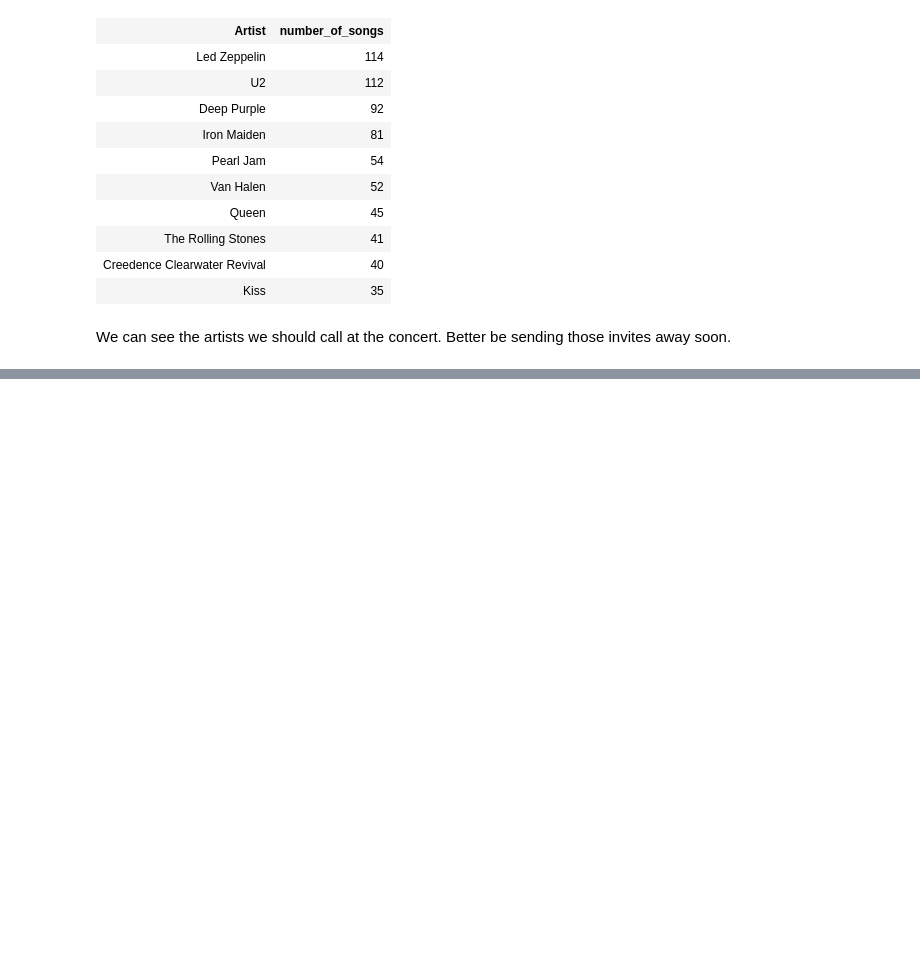
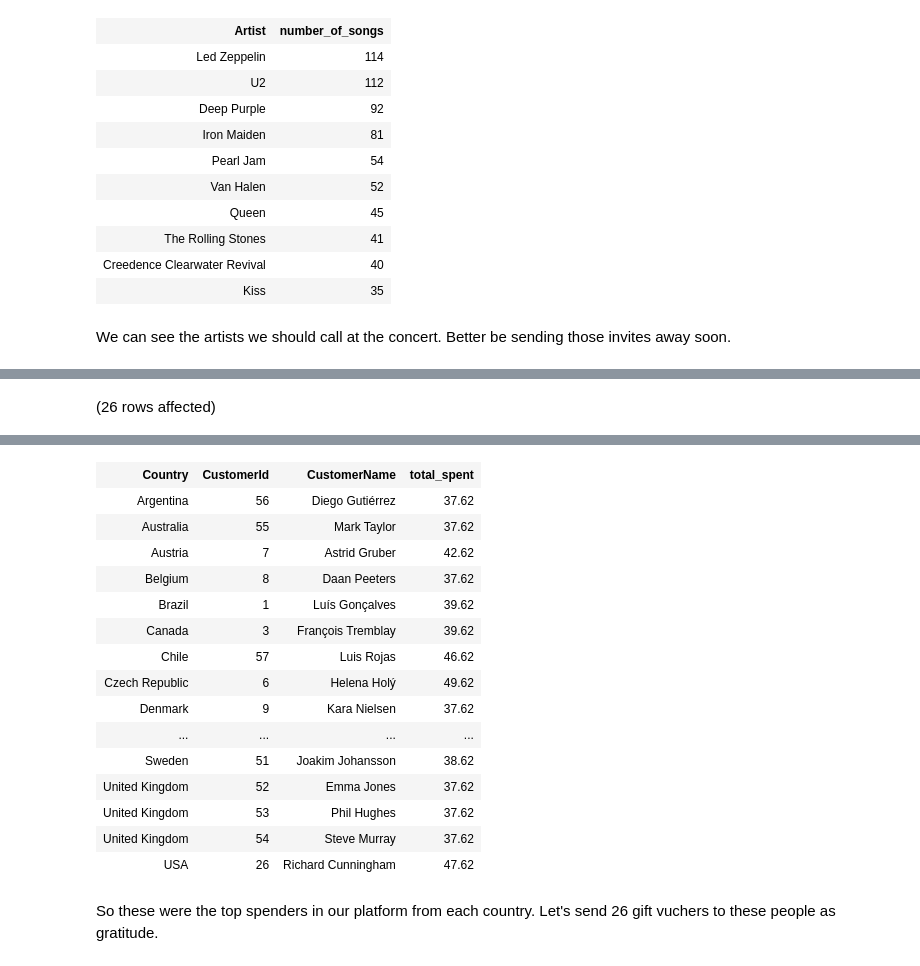
Before and after one commit to Rafsan7238/Data-Analysis_Data-Science_Projects, a Jupyter notebook: SQL Projects/Chinook Digital Music Store Analysis/Business Optimisation Analysis of Chinook Digital Music Store.ipynb, the cells around one changed output, grey strips where cells are left out. Cells and saved outputs as stored; diff of their text form; code cells hidden in the pictures; blank space fills up the shorter version.

Commit message:
Found top spenders of each country

```diff
--- a/SQL Projects/Chinook Digital Music Store Analysis/Business Optimisation Analysis of Chinook Digital Music Store.ipynb
+++ b/SQL Projects/Chinook Digital Music Store Analysis/Business Optimisation Analysis of Chinook Digital Music Store.ipynb
@@ -310,0 +315,23 @@ We can see the artists we should call at the concert. Better be sending those in
+# %%
+WITH customer_country AS
+(
+    SELECT
+        c.Country,
+        c.CustomerId,
+        c.FirstName,
+        c.LastName,
+        SUM(i.Total) AS total_spent,
+        RANK() OVER(PARTITION BY c.Country ORDER BY SUM(i.Total) DESC) AS rnk
+
+    FROM Customer c
+    JOIN Invoice i
+    ON c.CustomerId = i.CustomerId
+    GROUP BY c.Country, c.CustomerId, c.FirstName, c.LastName
+)
+
+SELECT Country, CustomerId, (FirstName + ' ' + LastName) AS CustomerName, total_spent
+FROM customer_country cc
+WHERE rnk = 1
+ORDER BY Country, total_spent DESC;
+# %% [output]
+(26 rows affected)
@@ -310,0 +339,18 @@ We can see the artists we should call at the concert. Better be sending those in
+| Country | CustomerId | CustomerName | total_spent |
+| Argentina | 56 | Diego Gutiérrez | 37.62 |
+| Australia | 55 | Mark Taylor | 37.62 |
+| Austria | 7 | Astrid Gruber | 42.62 |
+| Belgium | 8 | Daan Peeters | 37.62 |
+| Brazil | 1 | Luís Gonçalves | 39.62 |
+| Canada | 3 | François Tremblay | 39.62 |
+| Chile | 57 | Luis Rojas | 46.62 |
+| Czech Republic | 6 | Helena Holý | 49.62 |
+| Denmark | 9 | Kara Nielsen | 37.62 |
+| ... | ... | ... | ... |
+| Sweden | 51 | Joakim Johansson | 38.62 |
+| United Kingdom | 52 | Emma Jones | 37.62 |
+| United Kingdom | 53 | Phil Hughes | 37.62 |
+| United Kingdom | 54 | Steve Murray | 37.62 |
+| USA | 26 | Richard Cunningham | 47.62 |
+# %% [markdown]
+So these were the top spenders in our platform from each country. Let's send 26 gift vuchers to these people as gratitude.
```
Also changed, not shown: parts of 2 cells of this notebook.
